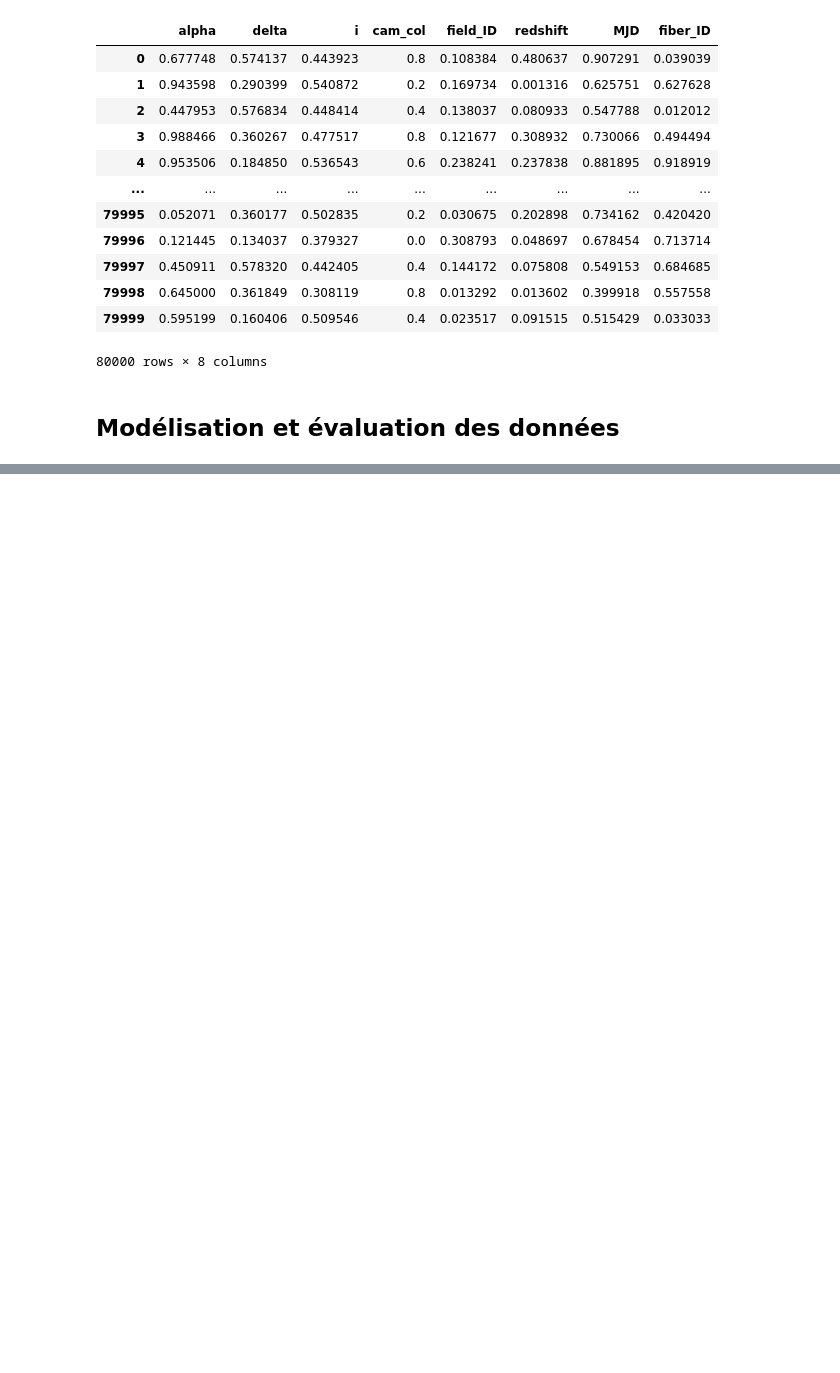
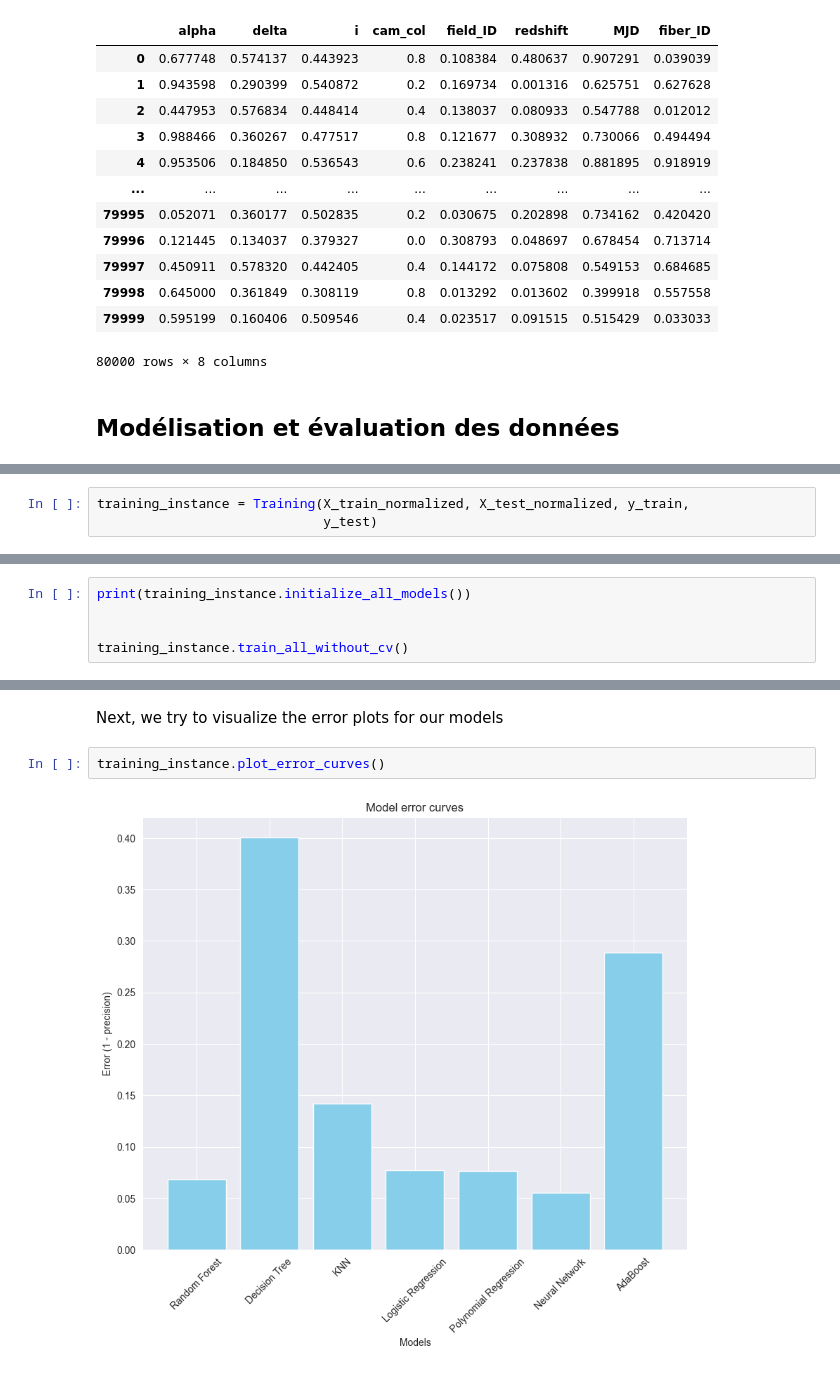
Before and after one commit to theOneOps/first-project-ML-supervised-learning, a Jupyter notebook: visualising_preprocessing.ipynb, the cells around one changed output, grey strips where cells are left out. Drawn from its saved outputs; the diff is of its cells as text; blank space fills up the shorter version.

Commit message:
training part (with no gridSearch) done and implemented in the notebook

```diff
--- a/visualising_preprocessing.ipynb
+++ b/visualising_preprocessing.ipynb
@@ -424,0 +453,3 @@ X_train_normalized
+# %%
+training_instance = Training(X_train_normalized, X_test_normalized, y_train,
+                             y_test)
@@ -424,0 +459,5 @@ X_train_normalized
+# %%
+print(training_instance.initialize_all_models())
+
+
+training_instance.train_all_without_cv()
@@ -424,0 +487,6 @@ X_train_normalized
+# %% [markdown]
+Next, we try to visualize the error plots for our models
+# %%
+training_instance.plot_error_curves()
+# %% [output]
+[figure, added]
```
Also changed, not shown: parts of 29 cells of this notebook, 10 other files.
